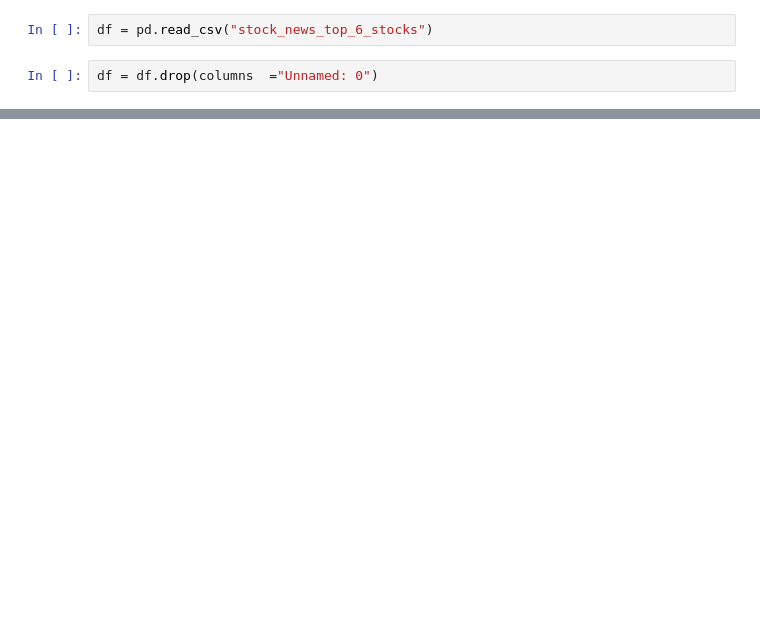
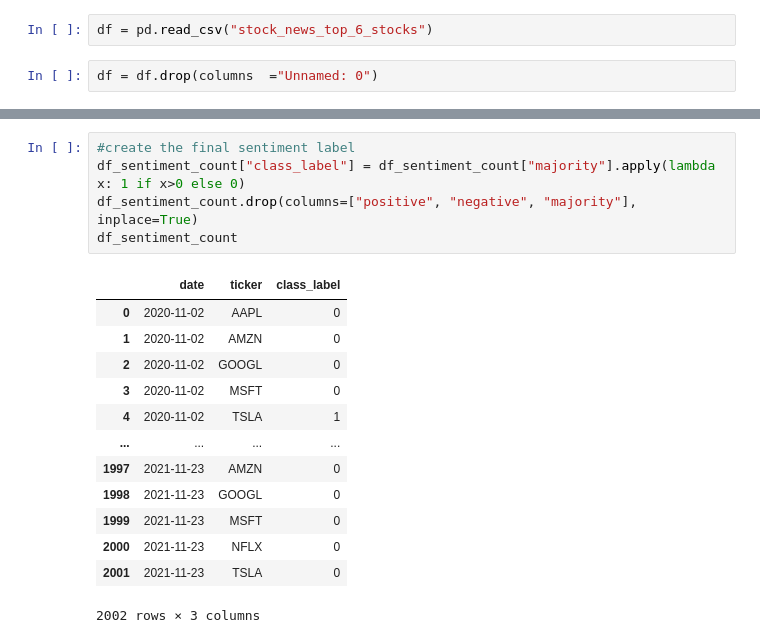
Before and after one commit to FrCloers/stock_news_pred, a Jupyter notebook: notebooks/news_sentiment_analyses_claudia.ipynb, the cells around one changed output, grey strips where cells are left out. Drawn from its saved outputs; the diff is of its cells as text; blank space fills up the shorter version.

```diff
--- a/notebooks/news_sentiment_analyses_claudia.ipynb
+++ b/notebooks/news_sentiment_analyses_claudia.ipynb
@@ -131,0 +188,19 @@ If your task is similar to the task the model of the checkpoint was trained on,
+# %%
+#create the final sentiment label
+df_sentiment_count["class_label"] = df_sentiment_count["majority"].apply(lambda x: 1 if x>0 else 0)
+df_sentiment_count.drop(columns=["positive", "negative", "majority"], inplace=True)
+df_sentiment_count
+# %% [output]
+|  | date | ticker | class_label |
+| 0 | 2020-11-02 | AAPL | 0 |
+| 1 | 2020-11-02 | AMZN | 0 |
+| 2 | 2020-11-02 | GOOGL | 0 |
+| 3 | 2020-11-02 | MSFT | 0 |
+| 4 | 2020-11-02 | TSLA | 1 |
+| ... | ... | ... | ... |
+| 1997 | 2021-11-23 | AMZN | 0 |
+| 1998 | 2021-11-23 | GOOGL | 0 |
+| 1999 | 2021-11-23 | MSFT | 0 |
+| 2000 | 2021-11-23 | NFLX | 0 |
+| 2001 | 2021-11-23 | TSLA | 0 |
+2002 rows × 3 columns
```
Also changed, not shown: parts of 48 cells of this notebook.
